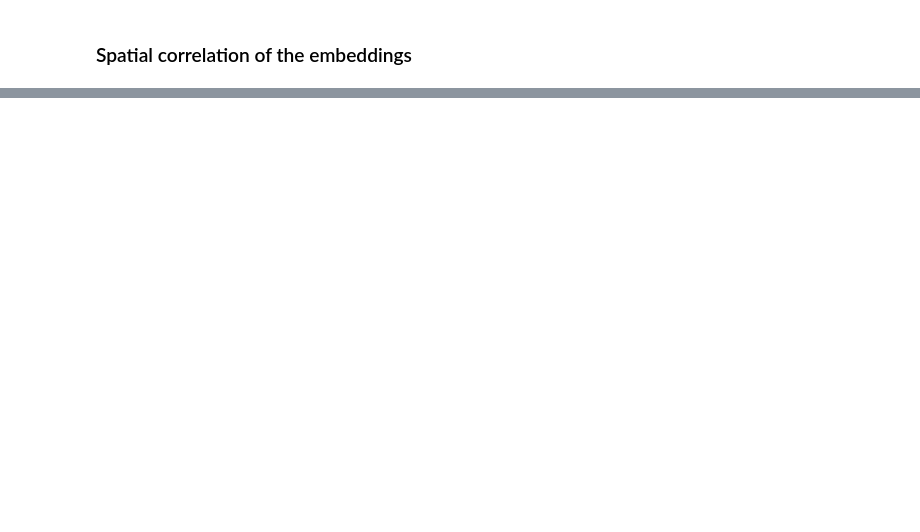
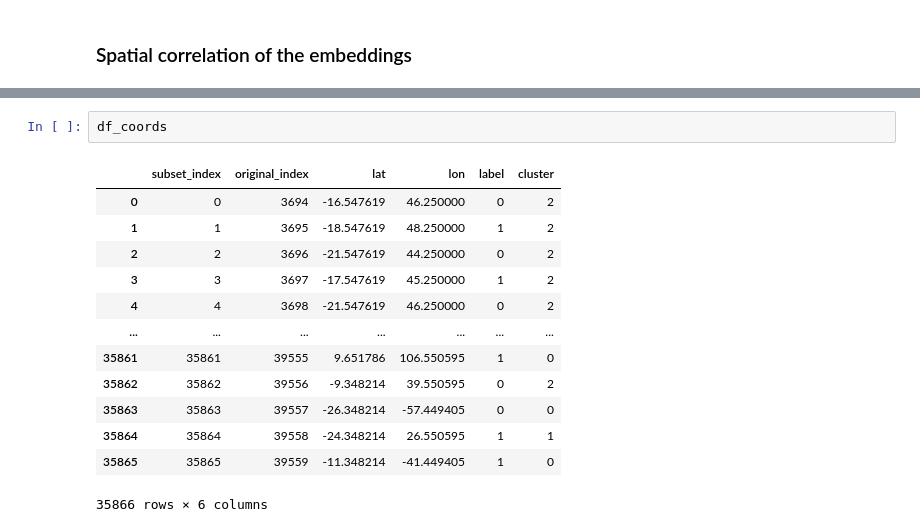
Before and after one commit to beatrizbsperes/embeddings_in_TorchGeo, a Jupyter notebook: embeddings.ipynb, the cells around one changed output, grey strips where cells are left out. Drawn from its saved outputs; the diff is of its cells as text; blank space fills up the shorter version.

```diff
--- a/embeddings.ipynb
+++ b/embeddings.ipynb
@@ -651,0 +556,16 @@ plt.show()
+# %%
+df_coords
+# %% [output]
+|  | subset_index | original_index | lat | lon | label | cluster |
+| 0 | 0 | 3694 | -16.547619 | 46.250000 | 0 | 2 |
+| 1 | 1 | 3695 | -18.547619 | 48.250000 | 1 | 2 |
+| 2 | 2 | 3696 | -21.547619 | 44.250000 | 0 | 2 |
+| 3 | 3 | 3697 | -17.547619 | 45.250000 | 1 | 2 |
+| 4 | 4 | 3698 | -21.547619 | 46.250000 | 0 | 2 |
+| ... | ... | ... | ... | ... | ... | ... |
+| 35861 | 35861 | 39555 | 9.651786 | 106.550595 | 1 | 0 |
+| 35862 | 35862 | 39556 | -9.348214 | 39.550595 | 0 | 2 |
+| 35863 | 35863 | 39557 | -26.348214 | -57.449405 | 0 | 0 |
+| 35864 | 35864 | 39558 | -24.348214 | 26.550595 | 1 | 1 |
+| 35865 | 35865 | 39559 | -11.348214 | -41.449405 | 1 | 0 |
+35866 rows × 6 columns
```
Also changed, not shown: parts of 13 cells of this notebook.
